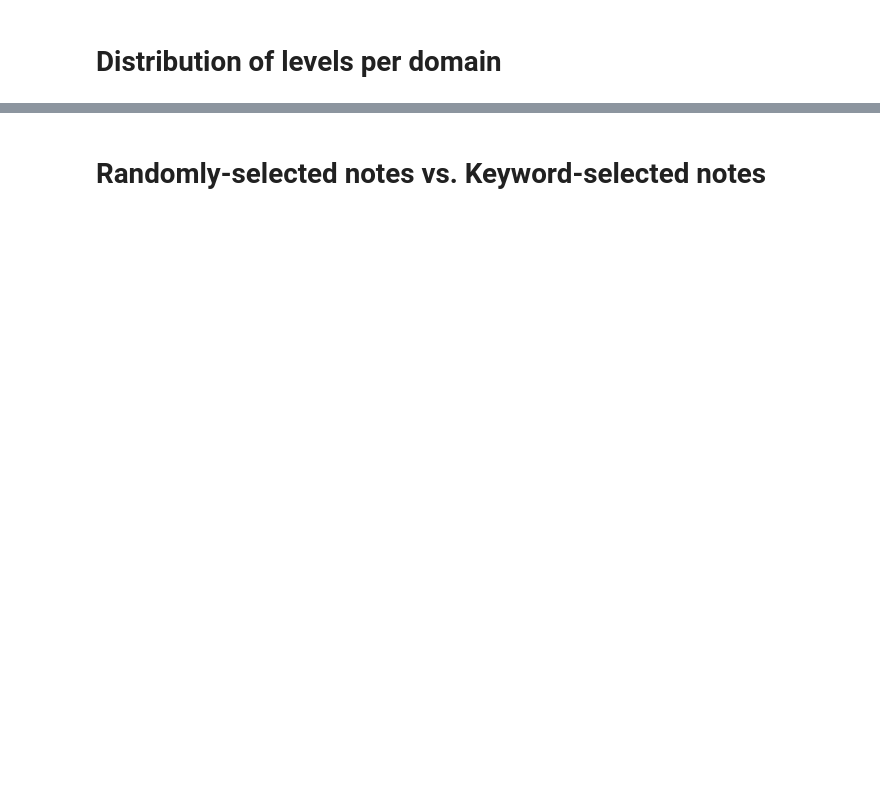
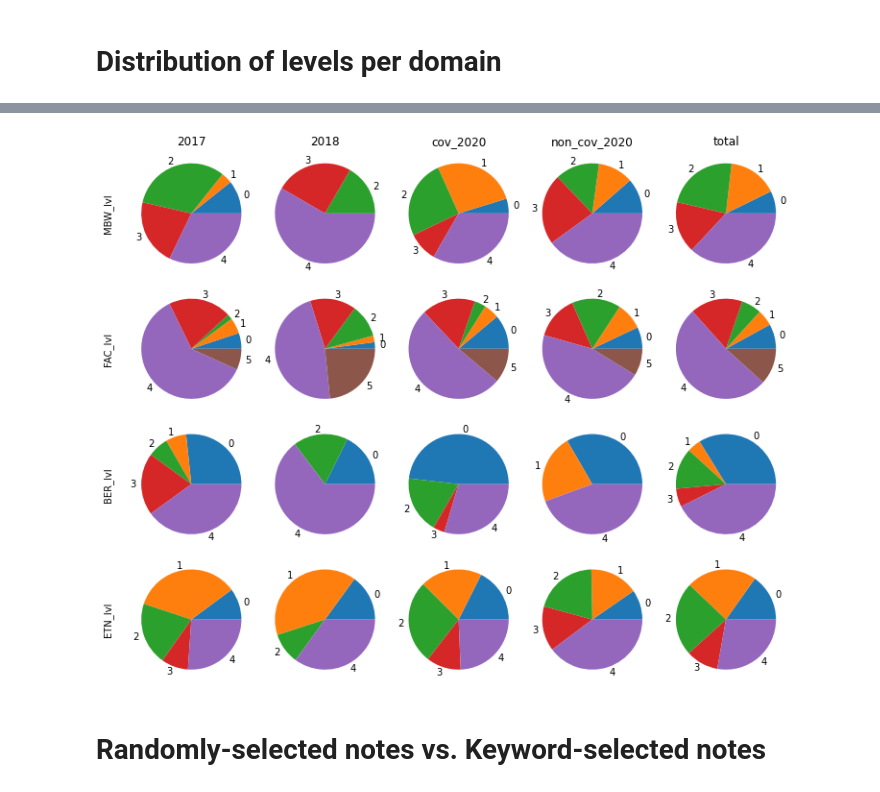
Before and after one commit to cltl/a-proof-zonmw, a Jupyter notebook: notebooks/data_explore/data_explore_annot_weeks14-17.ipynb, the cells around one changed output, grey strips where cells are left out. Saved outputs shown, nothing was run; the diff lists cells and outputs as text; code cells hidden in the pictures; blank space fills up the shorter version.

```diff
--- a/notebooks/data_explore/data_explore_annot_weeks14-17.ipynb
+++ b/notebooks/data_explore/data_explore_annot_weeks14-17.ipynb
@@ -195,2 +210,20 @@ for ax, col in zip(axes[0], cols):
+# %%
+cols = table.index.levels[0]
+rows = table.columns[5:]
+nrows = len(rows)
+ncols = len(cols)
+fig, axes = plt.subplots(nrows, ncols, figsize=(2*ncols,2*nrows), constrained_layout=True)
+
+for i, row in enumerate(rows):
+    for j, col in enumerate(cols):
+        ylabel = row if j == 0 else ''
+        table.xs(col)[row].plot.pie(ax=axes[i,j])
+        axes[i,j].set_ylabel(ylabel=ylabel, labelpad=16)
+for ax, col in zip(axes[0], cols):
+    ax.set_title(col)
+
+fig.savefig('figures/w14-w17_levels_part2.png')
+# %% [output]
+[figure, added]
 # %% [markdown]
 # Randomly-selected notes vs. Keyword-selected notes
```
Also changed, not shown: parts of 9 cells of this notebook.
